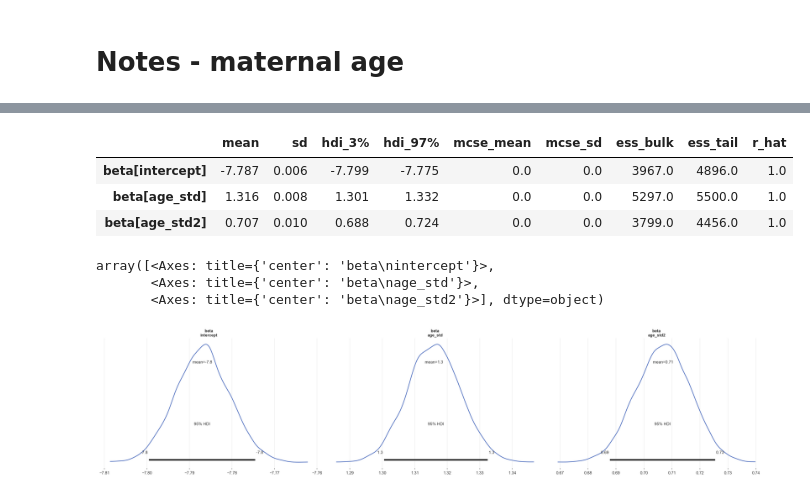
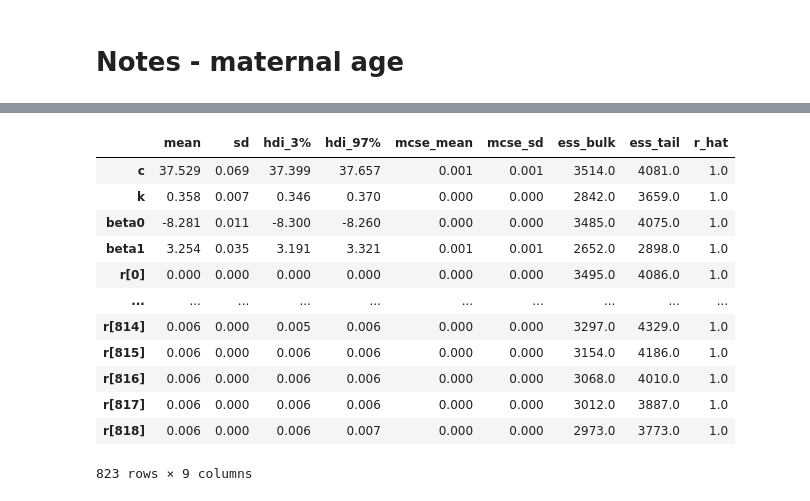
Before and after one commit to frankbuckley/ds-births-populations, a Jupyter notebook: projects/us-birth-certificates/notes-maternal-age-model-1.ipynb, the cells around one changed output, grey strips where cells are left out. Drawn from its saved outputs; the diff is of its cells as text; code cells hidden in the pictures.

```diff
--- a/projects/us-birth-certificates/notes-maternal-age-model-1.ipynb
+++ b/projects/us-birth-certificates/notes-maternal-age-model-1.ipynb
@@ -30,16 +30,16 @@ MAX_YEAR = 2024
 counts_df = con.execute(
     f"""
         SELECT
+            year as time,
             mage_c as age,
-            SUM(down_ind) as count_ds_rec,
-            COUNT(down_ind) as count_ds_obs,
-            COUNT(*) as count_lb
+            count(mage_c) as observed,
+            SUM(down_ind) as ds_recorded
         FROM
             us_births
         WHERE
             year >= {MIN_YEAR} AND year <= {MAX_YEAR}
-        GROUP BY mage_c
-        ORDER BY mage_c
+        GROUP BY year, mage_c
+        ORDER BY year, mage_c
         """
 ).df()
 counts_df
@@ -125,0 +60,21 @@ Sampling 4 chains for 2_000 tune and 2_000 draw iterations (8_000 + 8_000 draws
+# %%
+age = np.asarray(counts_df["age"], dtype=np.int64)
+observed = np.asarray(counts_df["observed"], dtype=np.int64)
+ds_recorded = np.asarray(counts_df["ds_recorded"], dtype=np.int64)
+# %%
+
+with pm.Model() as model:
+    age_data = pm.Data("age", age)
+
+    c = pm.Normal("c", mu=37.23, sigma=5.0)
+    k = pm.Normal("k", mu=0.2815, sigma=0.1)
+
+    inner = pm.math.sigmoid(k * (age_data - c))
+
+    beta0 = pm.Normal("beta0", mu=-7.33, sigma=2.0)
+    beta1 = pm.Normal("beta1", mu=4.211, sigma=2.0)
+
+    eta = beta0 + beta1 * inner
+    r   = pm.Deterministic("r", pm.math.sigmoid(eta))
+
+    y_obs = pm.Binomial("y_obs", n=observed, p=r, observed=ds_recorded)
@@ -125,0 +161,9 @@ Sampling 4 chains for 2_000 tune and 2_000 draw iterations (8_000 + 8_000 draws
+# %%
+with model:
+    idata = pm.sample(
+        2000,
+        tune=2000,
+        target_accept=0.8,
+        return_inferencedata=True,
+        random_seed=RANDOM_SEED,
+    )
@@ -126,14 +177,16 @@ Sampling 4 chains for 2_000 tune and 2_000 draw iterations (8_000 + 8_000 draws
 # %%
-az.summary(idata, var_names=["beta"])
+az.summary(idata, var_names=["c", "k", "beta0", "beta1", "r"])
 # %% [output]
 |  | mean | sd | hdi_3% | hdi_97% | mcse_mean | mcse_sd | ess_bulk | ess_tail | r_hat |
-| beta[intercept] | -7.787 | 0.006 | -7.799 | -7.775 | 0.0 | 0.0 | 3967.0 | 4896.0 | 1.0 |
-| beta[age_std] | 1.316 | 0.008 | 1.301 | 1.332 | 0.0 | 0.0 | 5297.0 | 5500.0 | 1.0 |
-| beta[age_std2] | 0.707 | 0.010 | 0.688 | 0.724 | 0.0 | 0.0 | 3799.0 | 4456.0 | 1.0 |
+| c | 37.529 | 0.069 | 37.399 | 37.657 | 0.001 | 0.001 | 3514.0 | 4081.0 | 1.0 |
+| k | 0.358 | 0.007 | 0.346 | 0.370 | 0.000 | 0.000 | 2842.0 | 3659.0 | 1.0 |
+| beta0 | -8.281 | 0.011 | -8.300 | -8.260 | 0.000 | 0.000 | 3485.0 | 4075.0 | 1.0 |
+| beta1 | 3.254 | 0.035 | 3.191 | 3.321 | 0.001 | 0.001 | 2652.0 | 2898.0 | 1.0 |
+| r[0] | 0.000 | 0.000 | 0.000 | 0.000 | 0.000 | 0.000 | 3495.0 | 4086.0 | 1.0 |
+| ... | ... | ... | ... | ... | ... | ... | ... | ... | ... |
+| r[814] | 0.006 | 0.000 | 0.005 | 0.006 | 0.000 | 0.000 | 3297.0 | 4329.0 | 1.0 |
+| r[815] | 0.006 | 0.000 | 0.006 | 0.006 | 0.000 | 0.000 | 3154.0 | 4186.0 | 1.0 |
+| r[816] | 0.006 | 0.000 | 0.006 | 0.006 | 0.000 | 0.000 | 3068.0 | 4010.0 | 1.0 |
+| r[817] | 0.006 | 0.000 | 0.006 | 0.006 | 0.000 | 0.000 | 3012.0 | 3887.0 | 1.0 |
+| r[818] | 0.006 | 0.000 | 0.006 | 0.007 | 0.000 | 0.000 | 2973.0 | 3773.0 | 1.0 |
+823 rows × 9 columns
-# %%
-az.plot_posterior(idata, var_names=["beta"], hdi_prob=0.95)
-# %% [output]
-array([<Axes: title={'center': 'beta\nintercept'}>,
-       <Axes: title={'center': 'beta\nage_std'}>,
-       <Axes: title={'center': 'beta\nage_std2'}>], dtype=object)
-[figure, removed]
```
Also changed, not shown: parts of 23 cells of this notebook.
